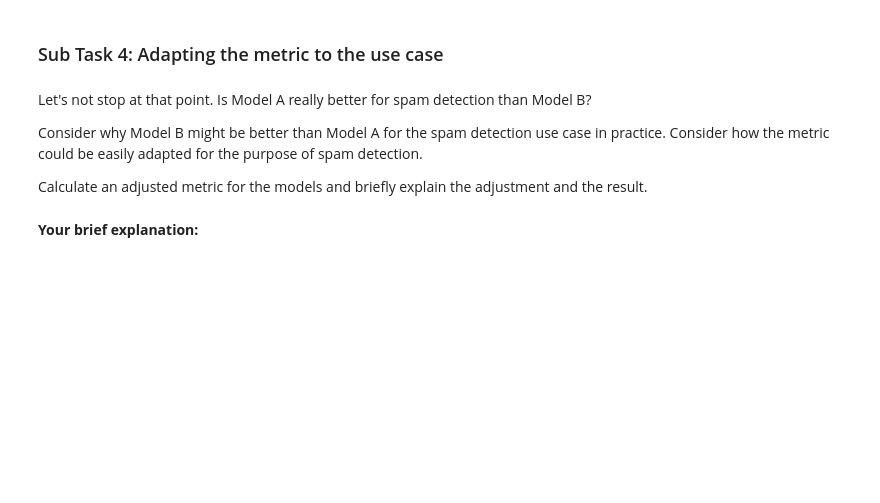
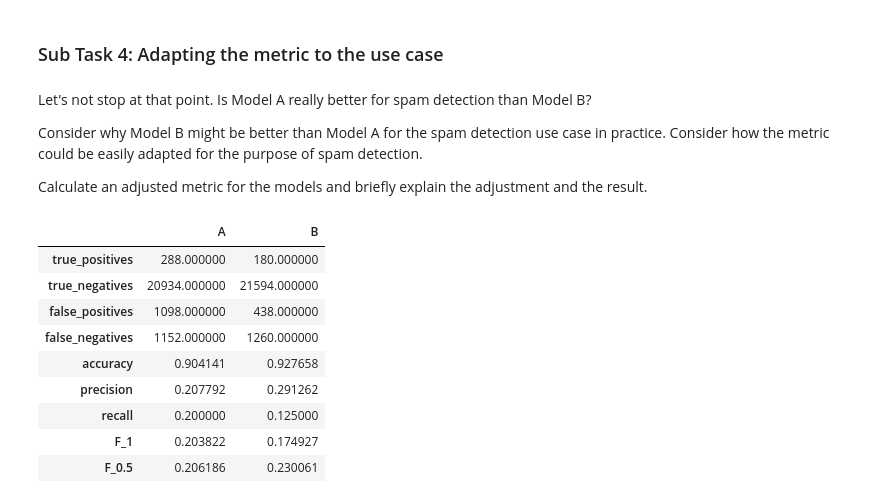
Before and after one commit to gsindlinger/IDSTA-Text-Miners, a Jupyter notebook: Assignments/Assignment 3/DSTA_assignment_3_students.ipynb, the cells around one changed output. Drawn from its saved outputs; the diff is of its cells as text; code cells hidden in the pictures; blank space fills up the shorter version.

```diff
--- a/Assignments/Assignment 3/DSTA_assignment_3_students.ipynb
+++ b/Assignments/Assignment 3/DSTA_assignment_3_students.ipynb
@@ -845,7 +877,9 @@ evaluation_results.pop("C", None)
 
 for model in evaluation_results:
     # save precision and recall for this model
-    evaluation_results[model]["precision"] = ### your code ###
-    evaluation_results[model]["recall"] = ### your code ###
+    evaluation_results[model]["precision"] = precision(evaluation_results[model]['true_positives'],
+                    evaluation_results[model]['false_positives'])
+    evaluation_results[model]["recall"] = recall(evaluation_results[model]['true_positives'],
+                    evaluation_results[model]['false_negatives'])
 
 pd.DataFrame(evaluation_results)
@@ -864,14 +907,18 @@ F_1 = \frac{2 P R}{P + R}
 $$
 # %% [markdown]
 Let us define a method to calculate the F-score based on the required parameters at first.
-# %%
-def f_beta(### your code ###) -> float:
-    return ### your code ###
+# %%
+def f_beta(precision: float, recall: float, beta: float = 1.0) -> float:
+    return ((beta**2 + 1) * precision * recall) / (beta**2*precision+recall)
 # %% [markdown]
 Now we want to calculate the $F_1$ score for the classifiers to see which one performs better overall.
 # %%
 for model in evaluation_results:
     # save the F_1 score for this model
-    evaluation_results[model]["F_1"] = ### your code ###
+    evaluation_results[model]["F_1"] = f_beta(
+        precision=evaluation_results[model]['precision'],
+        recall=evaluation_results[model]['recall'],
+        beta=1
+    )
 
 pd.DataFrame(evaluation_results)
@@ -887,8 +944,21 @@ Consider why Model B might be better than Model A for the spam detection use cas
 Calculate an adjusted metric for the models and briefly explain the adjustment and the result.
 # %%
 for model in evaluation_results:
-    evaluation_results[model][### metric name ###] = ### your code ###
+    evaluation_results[model]['F_0.5'] = f_beta(
+                                        precision=evaluation_results[model]['precision'],
+                                        recall=evaluation_results[model]['recall'],
+                                        beta=0.5
+                                    )
 
 pd.DataFrame(evaluation_results)
+# %% [output]
+|  | A | B |
+| true_positives | 288.000000 | 180.000000 |
+| true_negatives | 20934.000000 | 21594.000000 |
+| false_positives | 1098.000000 | 438.000000 |
+| false_negatives | 1152.000000 | 1260.000000 |
+| accuracy | 0.904141 | 0.927658 |
+| precision | 0.207792 | 0.291262 |
+| recall | 0.200000 | 0.125000 |
+| F_1 | 0.203822 | 0.174927 |
+| F_0.5 | 0.206186 | 0.230061 |
-# %% [markdown]
-**Your brief explanation:**
```
Also changed, not shown: parts of 15 cells of this notebook.
